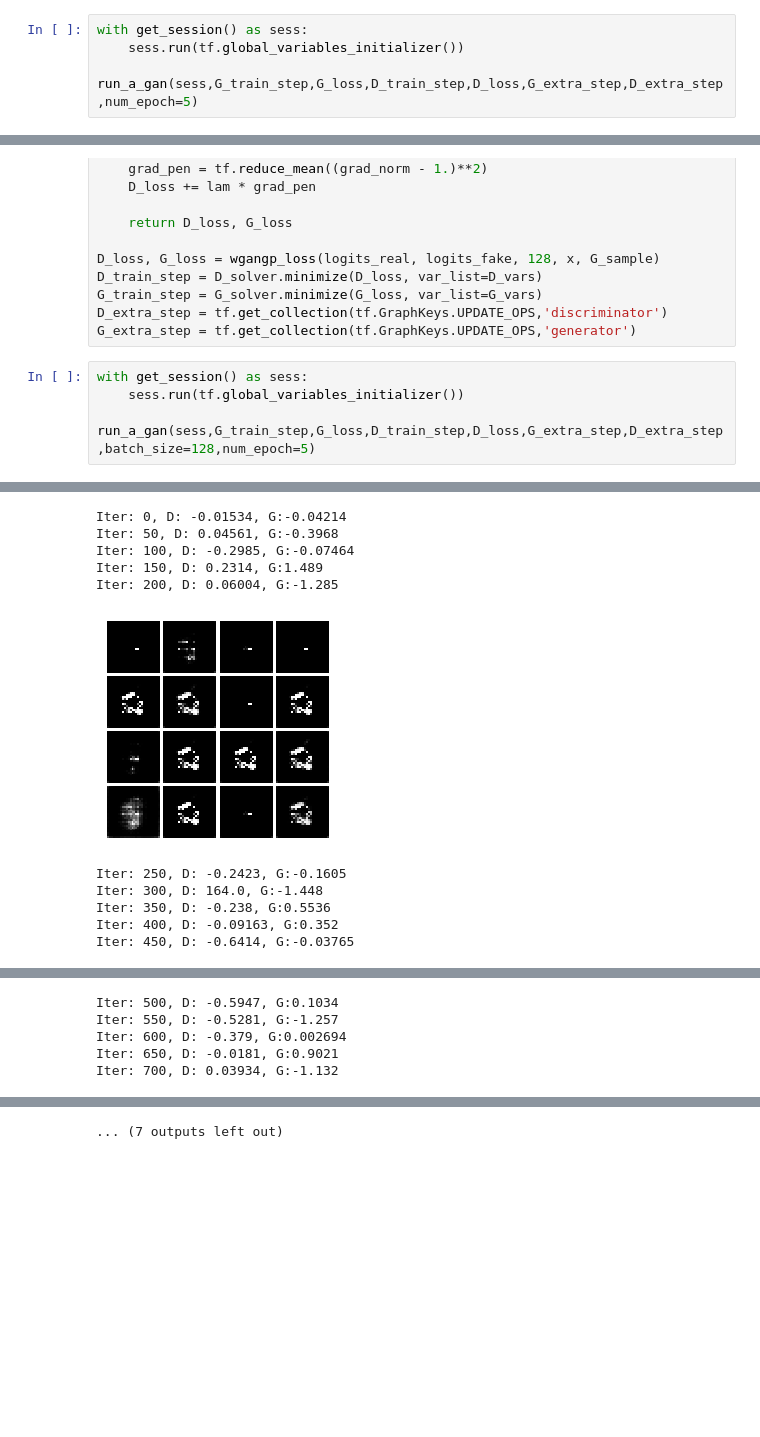
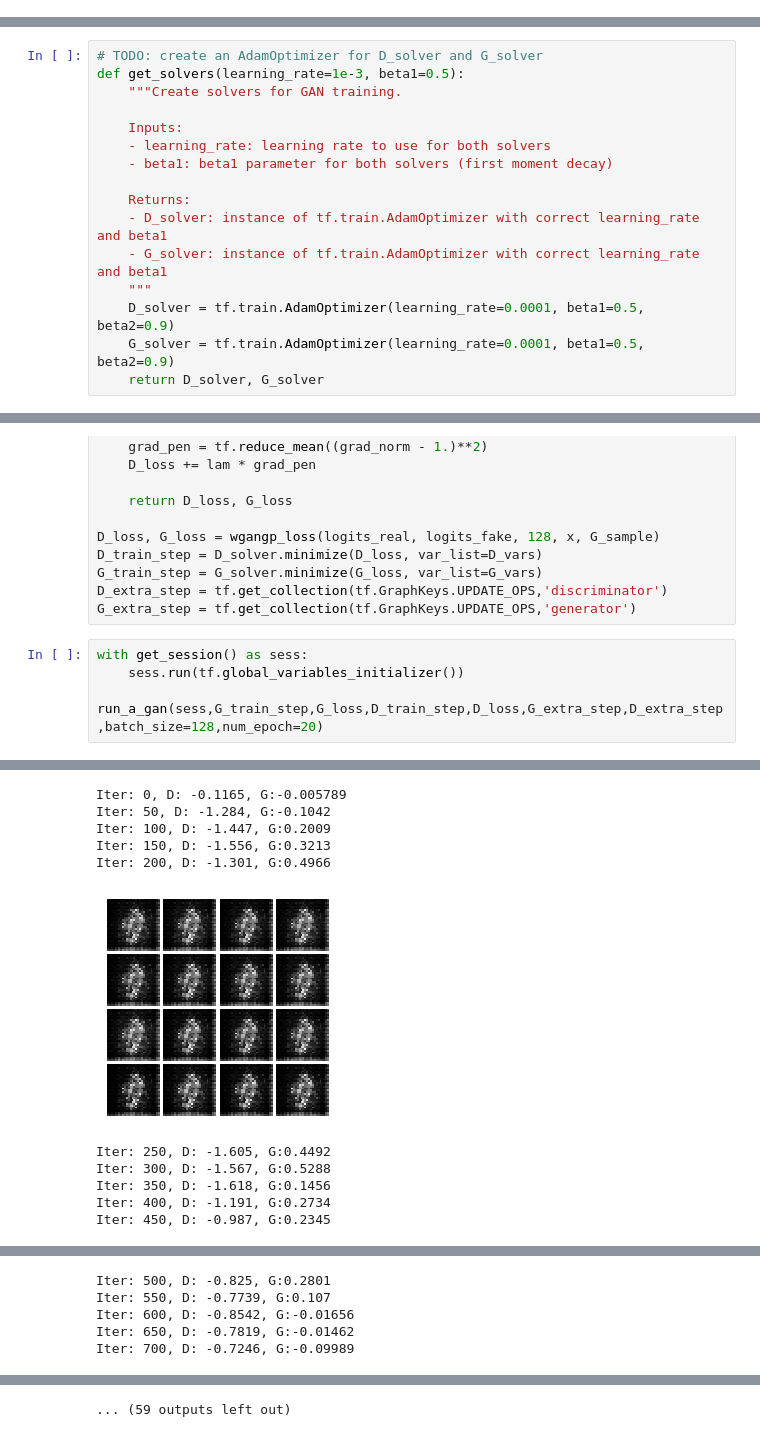
Before and after one commit to tingchunyeh/cnn, a Jupyter notebook: assignment3/GANs-TensorFlow.ipynb, the cells around one changed output, grey strips where cells are left out. Cells and saved outputs as stored; diff of their text form; blank space fills up the shorter version.

```diff
--- a/assignment3/GANs-TensorFlow.ipynb
+++ b/assignment3/GANs-TensorFlow.ipynb
@@ -827,7 +823,3 @@ What differences do you see between the DCGAN results and the original GAN resul
 * Something new/cool.
 
 #### Describe what you did here
-# %%
-with get_session() as sess:
-    sess.run(tf.global_variables_initializer())
-    run_a_gan(sess,G_train_step,G_loss,D_train_step,D_loss,G_extra_step,D_extra_step,num_epoch=5)
@@ -857,6 +839,22 @@ Architecture:
 * Flatten
 * Fully connected 1024, LeakyReLU
 * Fully connected size 1
+# %%
+# TODO: create an AdamOptimizer for D_solver and G_solver
+def get_solvers(learning_rate=1e-3, beta1=0.5):
+    """Create solvers for GAN training.
+
+    Inputs:
+    - learning_rate: learning rate to use for both solvers
+    - beta1: beta1 parameter for both solvers (first moment decay)
+
+    Returns:
+    - D_solver: instance of tf.train.AdamOptimizer with correct learning_rate and beta1
+    - G_solver: instance of tf.train.AdamOptimizer with correct learning_rate and beta1
+    """
+    D_solver = tf.train.AdamOptimizer(learning_rate=0.0001, beta1=0.5, beta2=0.9)
+    G_solver = tf.train.AdamOptimizer(learning_rate=0.0001, beta1=0.5, beta2=0.9)
+    return D_solver, G_solver
 # %%
 def discriminator(x):
     with tf.variable_scope('discriminator'):
@@ -954,5 +952,5 @@ G_extra_step = tf.get_collection(tf.GraphKeys.UPDATE_OPS,'generator')
 # %%
 with get_session() as sess:
     sess.run(tf.global_variables_initializer())
-    run_a_gan(sess,G_train_step,G_loss,D_train_step,D_loss,G_extra_step,D_extra_step,batch_size=128,num_epoch=5)
+    run_a_gan(sess,G_train_step,G_loss,D_train_step,D_loss,G_extra_step,D_extra_step,batch_size=128,num_epoch=20)
 # %% [output]
@@ -960,11 +958,11 @@ with get_session() as sess:
-Iter: 0, D: -0.01534, G:-0.04214
-Iter: 50, D: 0.04561, G:-0.3968
-Iter: 100, D: -0.2985, G:-0.07464
-Iter: 150, D: 0.2314, G:1.489
-Iter: 200, D: 0.06004, G:-1.285
+Iter: 0, D: -0.1165, G:-0.005789
+Iter: 50, D: -1.284, G:-0.1042
+Iter: 100, D: -1.447, G:0.2009
+Iter: 150, D: -1.556, G:0.3213
+Iter: 200, D: -1.301, G:0.4966
-[figure, old version]
+[figure, new version]
-Iter: 250, D: -0.2423, G:-0.1605
-Iter: 300, D: 164.0, G:-1.448
-Iter: 350, D: -0.238, G:0.5536
-Iter: 400, D: -0.09163, G:0.352
-Iter: 450, D: -0.6414, G:-0.03765
+Iter: 250, D: -1.605, G:0.4492
+Iter: 300, D: -1.567, G:0.5288
+Iter: 350, D: -1.618, G:0.1456
+Iter: 400, D: -1.191, G:0.2734
+Iter: 450, D: -0.987, G:0.2345
@@ -972,5 +970,5 @@ Iter: 450, D: -0.6414, G:-0.03765
-Iter: 500, D: -0.5947, G:0.1034
-Iter: 550, D: -0.5281, G:-1.257
-Iter: 600, D: -0.379, G:0.002694
-Iter: 650, D: -0.0181, G:0.9021
-Iter: 700, D: 0.03934, G:-1.132
+Iter: 500, D: -0.825, G:0.2801
+Iter: 550, D: -0.7739, G:0.107
+Iter: 600, D: -0.8542, G:-0.01656
+Iter: 650, D: -0.7819, G:-0.01462
+Iter: 700, D: -0.7246, G:-0.09989
@@ -995 +993 @@ Iter: 1450, D: -0.1062, G:-0.1536
-... (7 outputs left out)
+... (59 outputs left out)
```
Also changed, not shown: parts of 4 cells of this notebook, 3 other files.
